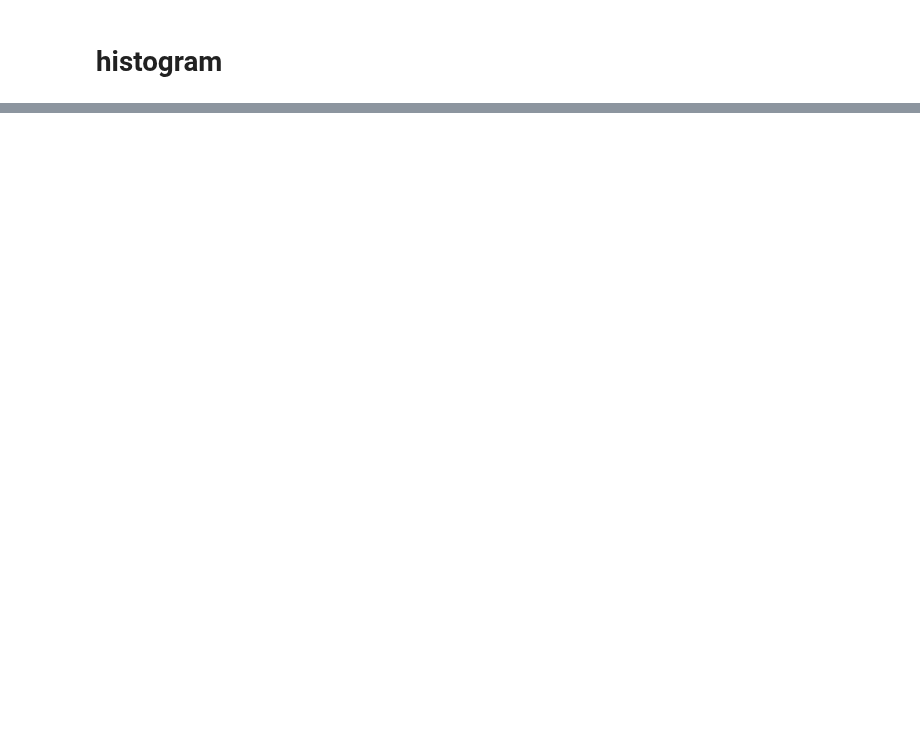
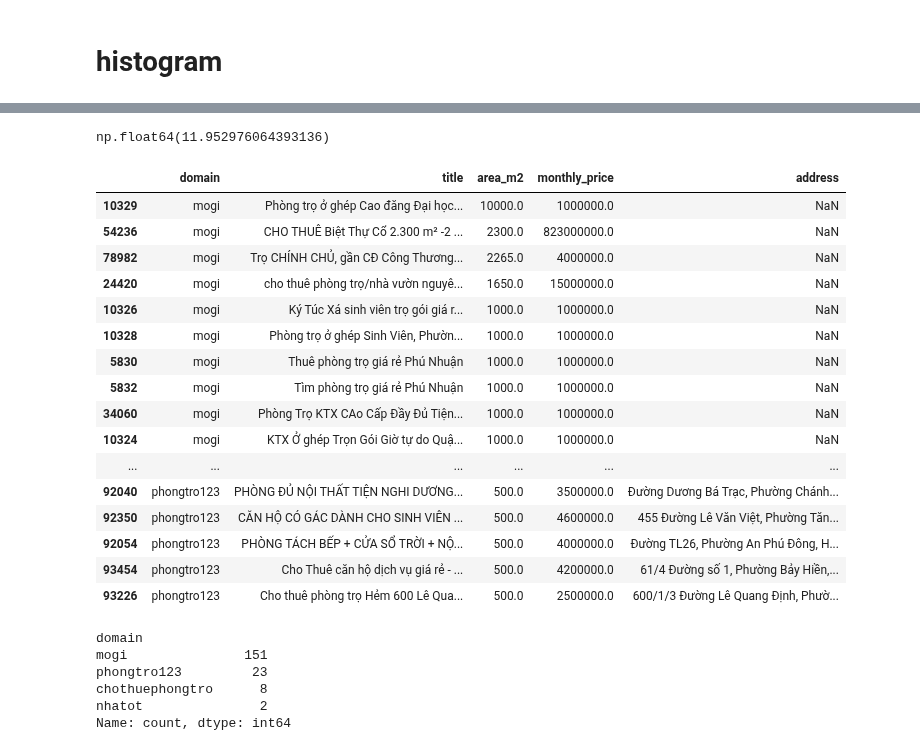
Before and after one commit to HauCoder2005/roombeacon-system, a Jupyter notebook: notebooks/roombeacon_eda.ipynb, the cells around one changed output, grey strips where cells are left out. Saved outputs shown, nothing was run; the diff lists cells and outputs as text; code cells hidden in the pictures; blank space fills up the shorter version.

```diff
--- a/notebooks/roombeacon_eda.ipynb
+++ b/notebooks/roombeacon_eda.ipynb
@@ -448,0 +832,50 @@ TypeError: expected string or bytes-like object, got 'float'
+# %%
+df_work["area_m2"].isna().mean() * 100
+# %% [output]
+np.float64(11.952976064393136)
+# %%
+area_outliers = df_work[
+    df_work["area_m2"] > 200
+][
+    [
+        "domain",
+        "title",
+        "area_m2",
+        "monthly_price",
+        "address"
+    ]
+].sort_values(
+    "area_m2",
+    ascending=False
+)
+
+area_outliers.head(50)
+# %% [output]
+|  | domain | title | area_m2 | monthly_price | address |
+| 10329 | mogi | Phòng trọ ở ghép Cao đăng Đại học... | 10000.0 | 1000000.0 | NaN |
+| 54236 | mogi | CHO THUÊ Biệt Thự Cổ 2.300 m² -2 ... | 2300.0 | 823000000.0 | NaN |
+| 78982 | mogi | Trọ CHÍNH CHỦ, gần CĐ Công Thương... | 2265.0 | 4000000.0 | NaN |
+| 24420 | mogi | cho thuê phòng trọ/nhà vườn nguyê... | 1650.0 | 15000000.0 | NaN |
+| 10326 | mogi | Ký Túc Xá sinh viên trọ gói giá r... | 1000.0 | 1000000.0 | NaN |
+| 10328 | mogi | Phòng trọ ở ghép Sinh Viên, Phườn... | 1000.0 | 1000000.0 | NaN |
+| 5830 | mogi | Thuê phòng trọ giá rẻ Phú Nhuận | 1000.0 | 1000000.0 | NaN |
+| 5832 | mogi | Tìm phòng trọ giá rẻ Phú Nhuận | 1000.0 | 1000000.0 | NaN |
+| 34060 | mogi | Phòng Trọ KTX CAo Cấp Đầy Đủ Tiện... | 1000.0 | 1000000.0 | NaN |
+| 10324 | mogi | KTX Ở ghép Trọn Gói Giờ tự do Quậ... | 1000.0 | 1000000.0 | NaN |
+| ... | ... | ... | ... | ... | ... |
+| 92040 | phongtro123 | PHÒNG ĐỦ NỘI THẤT TIỆN NGHI DƯƠNG... | 500.0 | 3500000.0 | Đường Dương Bá Trạc, Phường Chánh... |
+| 92350 | phongtro123 | CĂN HỘ CÓ GÁC DÀNH CHO SINH VIÊN ... | 500.0 | 4600000.0 | 455 Đường Lê Văn Việt, Phường Tăn... |
+| 92054 | phongtro123 | PHÒNG TÁCH BẾP + CỬA SỔ TRỜI + NỘ... | 500.0 | 4000000.0 | Đường TL26, Phường An Phú Đông, H... |
+| 93454 | phongtro123 | Cho Thuê căn hộ dịch vụ giá rẻ - ... | 500.0 | 4200000.0 | 61/4 Đường số 1, Phường Bảy Hiền,... |
+| 93226 | phongtro123 | Cho thuê phòng trọ Hẻm 600 Lê Qua... | 500.0 | 2500000.0 | 600/1/3 Đường Lê Quang Định, Phườ... |
+# %%
+df_work[
+    df_work["area_m2"] > 200
+]["domain"].value_counts()
+# %% [output]
+domain
+mogi               151
+phongtro123         23
+chothuephongtro      8
+nhatot               2
+Name: count, dtype: int64
```
Also changed, not shown: parts of 45 cells of this notebook, 4 other files.
